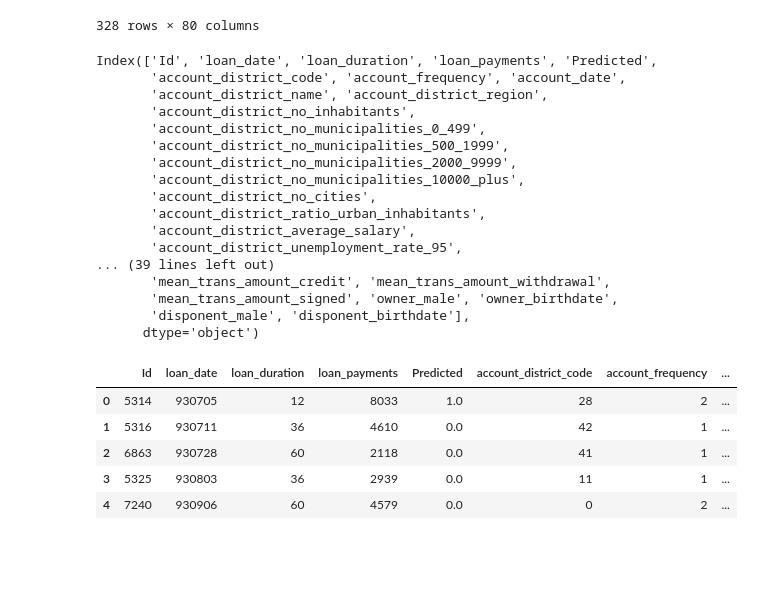
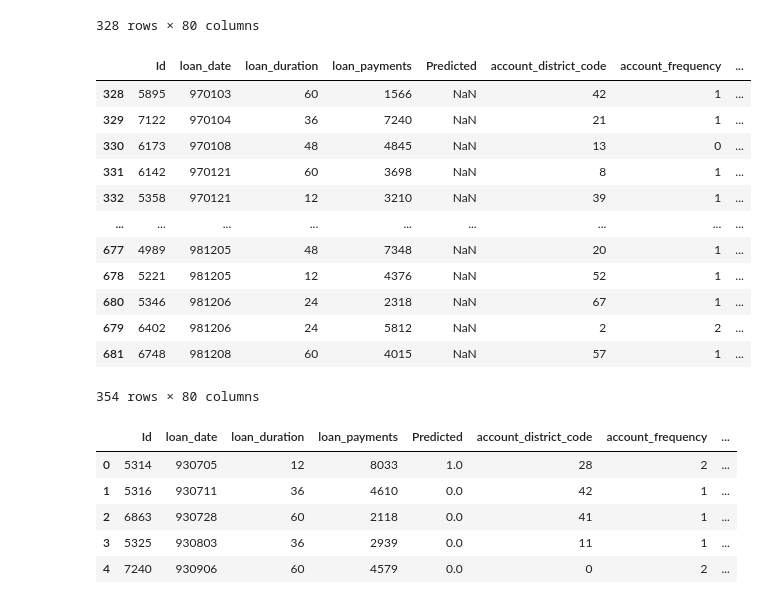
Before and after one commit to biromiro/feup-ac, a Jupyter notebook: src/main_model.ipynb, the cells around one changed output. Drawn from its saved outputs; the diff is of its cells as text; code cells hidden in the pictures; blank space fills up the shorter version.

```diff
--- a/src/main_model.ipynb
+++ b/src/main_model.ipynb
@@ -56,0 +39,4 @@ data
+# %%
+data = pd.read_csv('output/loan_dev.csv')
+competition = pd.read_csv('output/loan_comp.csv')
+data
@@ -70,25 +70,21 @@ data
 | 326 | 7233 | 961225 | 36 | 3217 | 0.0 | 16 | monthly issuance | ... |
 | 327 | 7308 | 961227 | 24 | 5392 | 0.0 | 67 | monthly issuance | ... |
 328 rows × 80 columns
-# %%
-data.columns
-# %% [output]
-Index(['Id', 'loan_date', 'loan_duration', 'loan_payments', 'Predicted',
-       'account_district_code', 'account_frequency', 'account_date',
-       'account_district_name', 'account_district_region',
-       'account_district_no_inhabitants',
-       'account_district_no_municipalities_0_499',
-       'account_district_no_municipalities_500_1999',
-       'account_district_no_municipalities_2000_9999',
-       'account_district_no_municipalities_10000_plus',
-       'account_district_no_cities',
-       'account_district_ratio_urban_inhabitants',
-       'account_district_average_salary',
-       'account_district_unemployment_rate_95',
-... (39 lines left out)
-       'mean_trans_amount_credit', 'mean_trans_amount_withdrawal',
-       'mean_trans_amount_signed', 'owner_male', 'owner_birthdate',
-       'disponent_male', 'disponent_birthdate'],
-      dtype='object')
+# %%
+competition
+# %% [output]
+|  | Id | loan_date | loan_duration | loan_payments | Predicted | account_district_code | account_frequency | ... |
+| 328 | 5895 | 970103 | 60 | 1566 | NaN | 42 | 1 | ... |
+| 329 | 7122 | 970104 | 36 | 7240 | NaN | 21 | 1 | ... |
+| 330 | 6173 | 970108 | 48 | 4845 | NaN | 13 | 0 | ... |
+| 331 | 6142 | 970121 | 60 | 3698 | NaN | 8 | 1 | ... |
+| 332 | 5358 | 970121 | 12 | 3210 | NaN | 39 | 1 | ... |
+| ... | ... | ... | ... | ... | ... | ... | ... | ... |
+| 677 | 4989 | 981205 | 48 | 7348 | NaN | 20 | 1 | ... |
+| 678 | 5221 | 981205 | 12 | 4376 | NaN | 52 | 1 | ... |
+| 680 | 5346 | 981206 | 24 | 2318 | NaN | 67 | 1 | ... |
+| 679 | 6402 | 981206 | 24 | 5812 | NaN | 2 | 2 | ... |
+| 681 | 6748 | 981208 | 60 | 4015 | NaN | 57 | 1 | ... |
+354 rows × 80 columns
 # %%
 # These columns will be used as the inputs of the models
```
Also changed, not shown: parts of 8 cells of this notebook, 24 other files.
